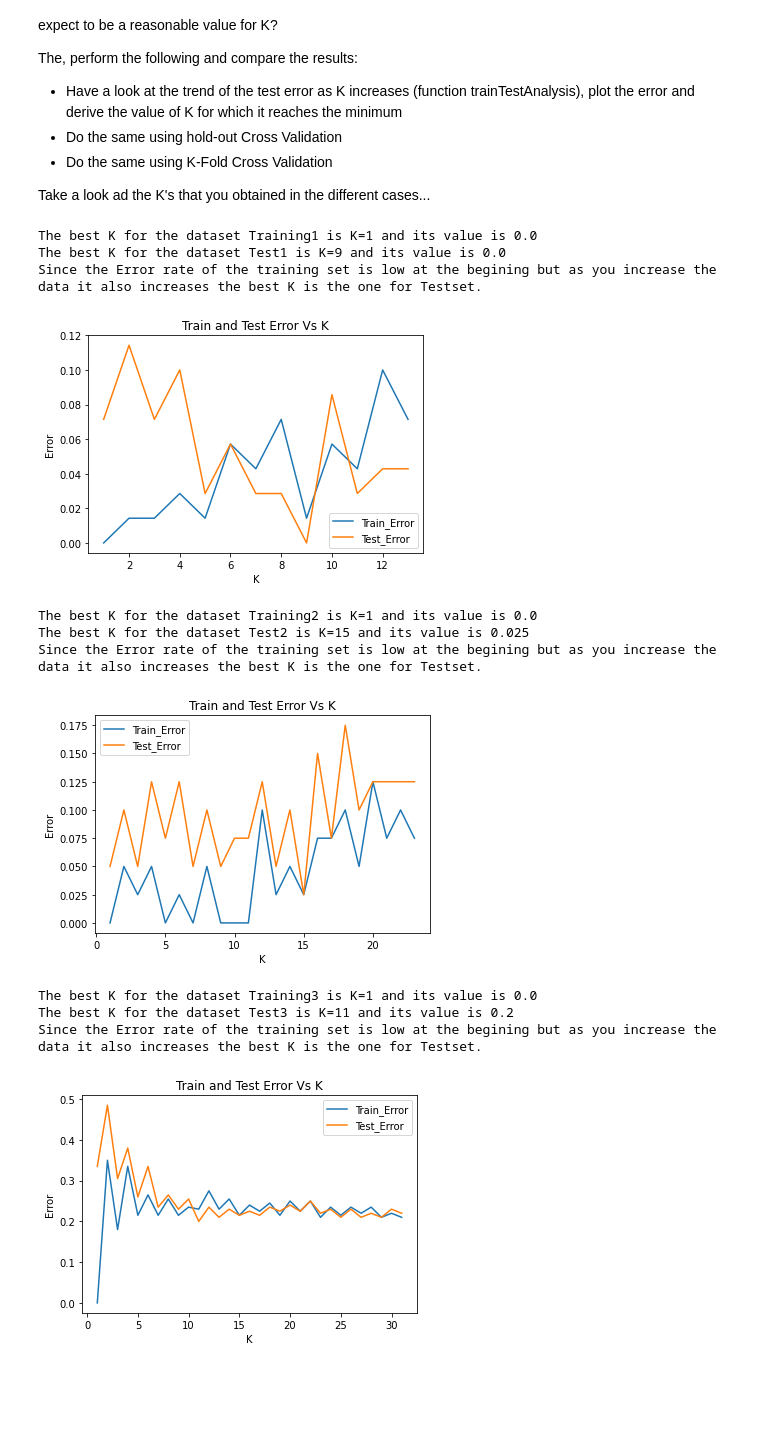
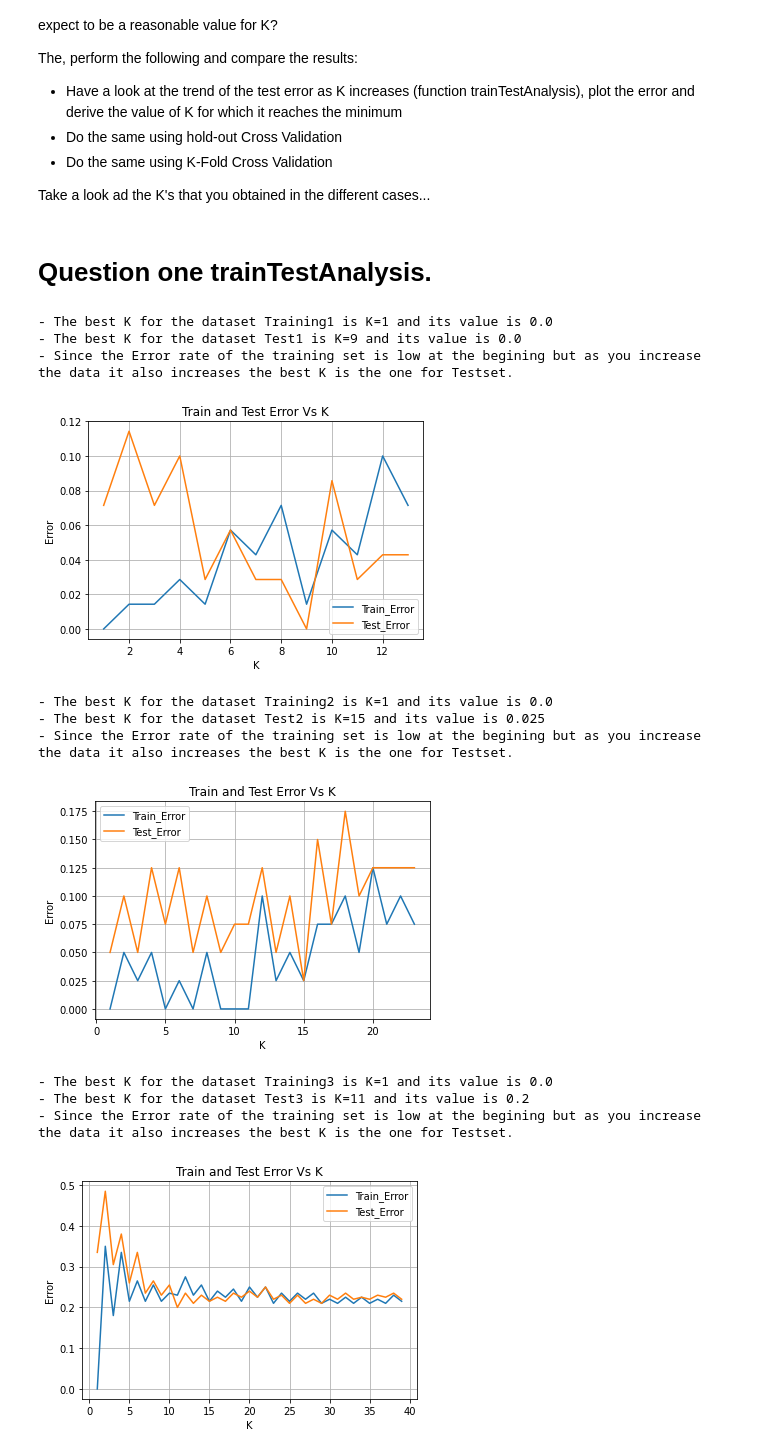
Before and after one commit to mosemb/MachineLearningAssignments, a Jupyter notebook: LAB3_KNNandCV.ipynb, the cells around one changed output. Saved outputs shown, nothing was run; the diff lists cells and outputs as text; code cells hidden in the pictures; blank space fills up the shorter version.

```diff
--- a/LAB3_KNNandCV.ipynb
+++ b/LAB3_KNNandCV.ipynb
@@ -307,7 +282,4 @@ with open("/home/mb/Documents/MachineLearningAssingments/Material/Material/Train
 with open("/home/mb/Documents/MachineLearningAssingments/Material/Material/Test1.dat","rb") as f:
     [Xte, Yte] = pickle.load(f)
 # %%
-train_err,test_err =trainTestAnalysis ([i for i in range(1,14,1)], Xtr, Ytr, Xte, Yte)
+train_err,test_err =trainTestAnalysis ([i for i in range(1,24,1)], Xtr, Ytr, Xte, Yte)
-# %%
-for i in train_err:
-    print (i)
@@ -327,0 +286,11 @@ for i in train_err:
+# %%
+a = []
+for i,j in np.nditer([train_err, test_err]):
+    a.append(i+j)
+print (np.array([a]).argmin()+1)
+
+min(a)
+#print (a)
+
+#for i in train_err:
+   # print (i)
@@ -336,6 +308,8 @@ The, perform the following and compare the results:
 - Do the same using K-Fold Cross Validation
 
 Take a look ad the K's that you obtained in the different cases...
+# %% [markdown]
+# Question one trainTestAnalysis.
 # %%
 def bestk(Training, Test, Maxk):
     """ Takes in three arguments the
@@ -350,37 +324,43 @@ def bestk(Training, Test, Maxk):
 
     xi = list(range(1,Maxk+1,1))
     train_err,test_err =trainTestAnalysis ([i for i in range(1,Maxk+1,1)], Xtr, Ytr, Xte, Yte)
+
+    a = []
+    for i,j in np.nditer([train_err, test_err]):
+        a.append(i+j)
+
     plt.plot(xi,train_err,  label = 'Train_Error')
     plt.plot(xi,test_err, label = 'Test_Error')
     plt.title('Train and Test Error Vs K')
     plt.xlabel('K')
     plt.ylabel('Error')
+    plt.grid(b=True)
     plt.legend()
 
-    print("The best K for the dataset {} is K={} and its value is {}".format(Training,train_err.argmin()+1,train_err.min()))
-    print("The best K for the dataset {} is K={} and its value is {}".format(Test,test_err.argmin()+1,test_err.min()))
-    print("Since the Error rate of the training set is low at the begining but as you increase the data it also increases the best K is the one for Testset.")
+    print("- The best K for the dataset {} is K={} and its value is {}".format(Training,train_err.argmin()+1,train_err.min()))
+    print("- The best K for the dataset {} is K={} and its value is {}".format(Test,test_err.argmin()+1,test_err.min()))
+    print("- Since the Error rate of the training set is low at the begining but as you increase the data it also increases the best K is the one for Testset.")
 # %%
 bestk("Training1","Test1", 13)
 # %% [output]
-The best K for the dataset Training1 is K=1 and its value is 0.0
-The best K for the dataset Test1 is K=9 and its value is 0.0
-Since the Error rate of the training set is low at the begining but as you increase the data it also increases the best K is the one for Testset.
+- The best K for the dataset Training1 is K=1 and its value is 0.0
+- The best K for the dataset Test1 is K=9 and its value is 0.0
+- Since the Error rate of the training set is low at the begining but as you increase the data it also increases the best K is the one for Testset.
-[figure, old version]
+[figure, new version]
 # %%
 bestk("Training2","Test2", 23)
 # %% [output]
-The best K for the dataset Training2 is K=1 and its value is 0.0
-The best K for the dataset Test2 is K=15 and its value is 0.025
-Since the Error rate of the training set is low at the begining but as you increase the data it also increases the best K is the one for Testset.
+- The best K for the dataset Training2 is K=1 and its value is 0.0
+- The best K for the dataset Test2 is K=15 and its value is 0.025
+- Since the Error rate of the training set is low at the begining but as you increase the data it also increases the best K is the one for Testset.
-[figure, old version]
+[figure, new version]
 # %%
-bestk("Training3","Test3", 31)
+bestk("Training3","Test3", 39)
 # %% [output]
-The best K for the dataset Training3 is K=1 and its value is 0.0
-The best K for the dataset Test3 is K=11 and its value is 0.2
-Since the Error rate of the training set is low at the begining but as you increase the data it also increases the best K is the one for Testset.
+- The best K for the dataset Training3 is K=1 and its value is 0.0
+- The best K for the dataset Test3 is K=11 and its value is 0.2
+- Since the Error rate of the training set is low at the begining but as you increase the data it also increases the best K is the one for Testset.
-[figure, old version]
+[figure, new version]
 # %%
 bestk("Training4","Test4", 19)
 # %% [output]
```
Also changed, not shown: parts of 7 cells of this notebook.
